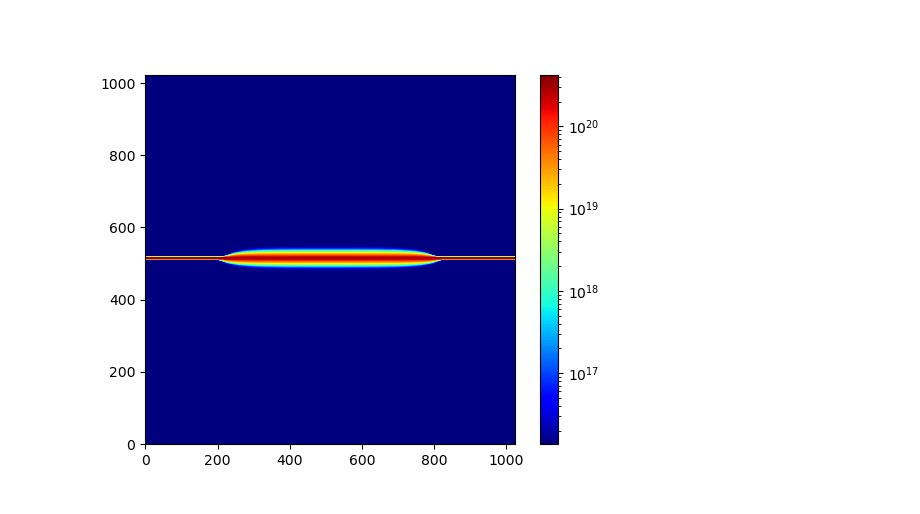
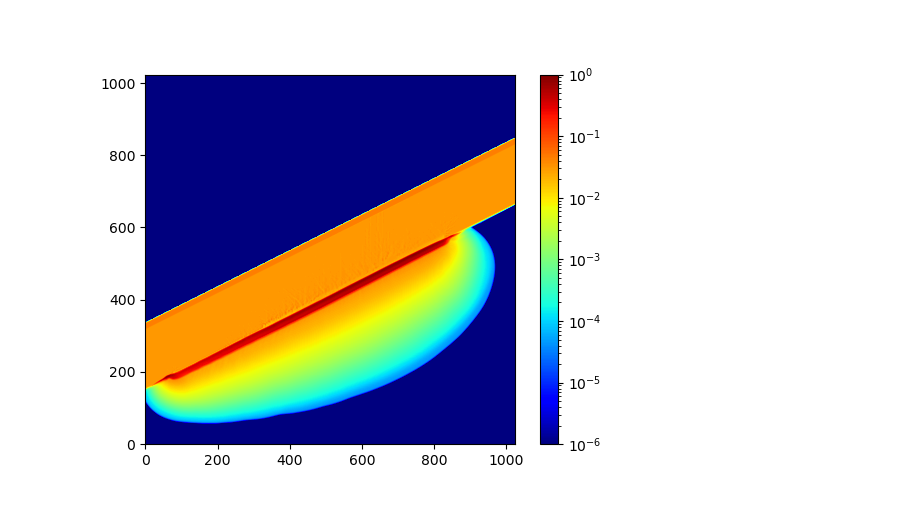
Before and after one commit to ELI-NP/flash2openPMD, a Jupyter notebook: src/Convert.ipynb, the cells around one changed output. Saved outputs shown, nothing was run; the diff lists cells and outputs as text; code cells hidden in the pictures.

```diff
--- a/src/Convert.ipynb
+++ b/src/Convert.ipynb
@@ -17,3 +12,12 @@ ts = Convert(run_directory,filename2)
+# %%
+shot = 5
+
+filename = rf'hydro_10PW_2D_{shot}'
+run_directory = rf'/media/ong/WORKDIR11/{filename}/'
+#filename = "nanowire_array_hdf5_plt_cnt_0828"
+#filename = "nanowire_array_hdf5_plt_cnt_0691"
+filename2 = "ALUMINIUM_hdf5_plt_cnt_0099"
+ts = Convert(run_directory,filename2)
 # %%
 print(ts.read4Flash.__doc__)
 # %% [output]
@@ -38,9 +39,13 @@ print(ts.read4Flash.__doc__)
         -------
         A 2d array containing the required density, shape and maximum boundary in each direction.
 # %%
-density = ts.get_data(x_min=-1.5e-3,y_min=0,z_min=0,level=6)
-print("Array dimension for density, [y,x]:", density.shape)
-print("maximum density [cm3]:", np.max(density))
+density = ts.get_data(x_min=-2.5e-4,y_min=0,z_min=0,fields="El_number_density", level=6)
+n_max = np.max(density)
+print("Array dimension for density, [y,x] : ", density.shape)
+print(f"Maximum density [cm**-3] = {n_max:0.2e}")
+# n_e_min/n_e_max
+
+density = density/n_max
 
 # filtering the density
 # condition = np.isclose(density, 0.00069, atol=1e-4)
@@ -57,21 +62,21 @@ maximum density [cm3]: 4.2550157e+20
 # %%
 from matplotlib import pyplot as plt
 from matplotlib.colors import LogNorm
 
 fig, ax = plt.subplots()
 
 img_P = ax.imshow(
-        np.flipud(np.rot90(density)),
+        density[:,:],
         origin='lower',
-        norm=LogNorm(),
+        norm=LogNorm(vmin=1e-6),
         cmap='jet',
         aspect='equal'
     )
 cbar_fields = plt.colorbar(
         img_P,
         orientation="vertical",
         ticklocation="right",
     )
 # %% [output]
-[figure, old version]
+[figure, new version]
 # %%
```
Also changed, not shown: parts of 4 cells of this notebook.
